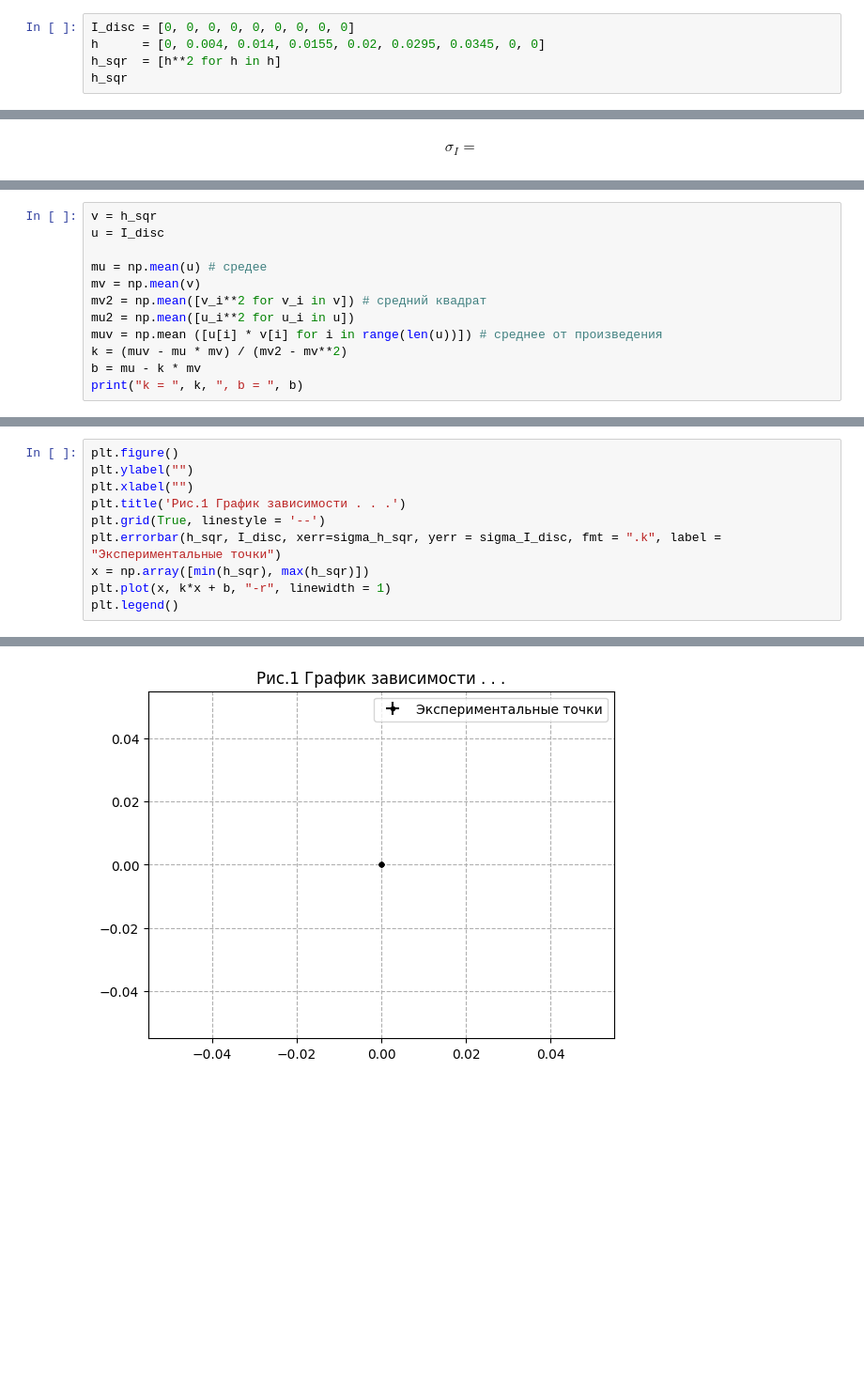
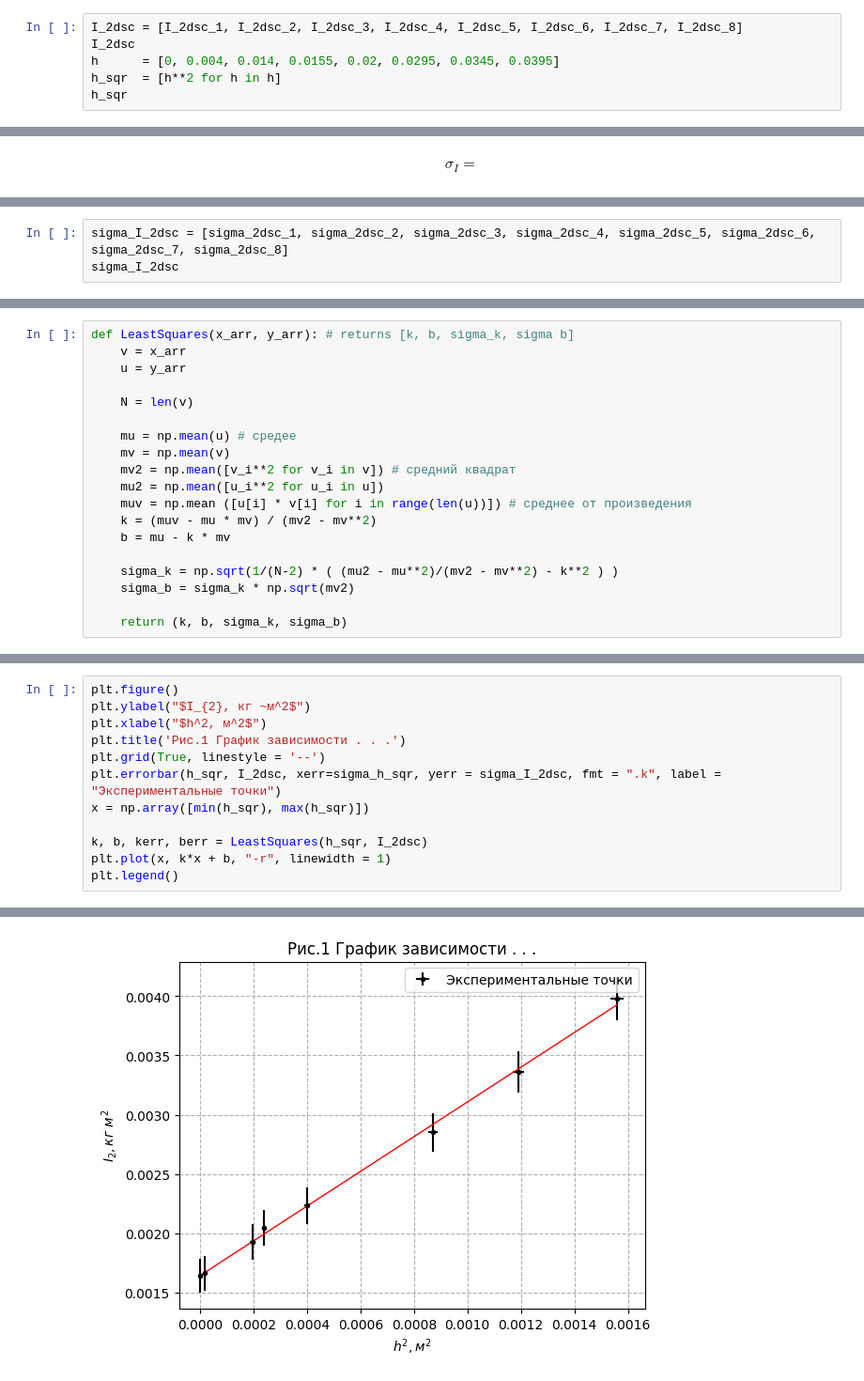
Before and after one commit to UjeNeTORT/labs, a Jupyter notebook: 1.2.3/laba.ipynb, the cells around one changed output, grey strips where cells are left out. Shown at 94% size. Saved outputs shown, nothing was run; the diff lists cells and outputs as text; blank space fills up the shorter version.

```diff
--- a/1.2.3/laba.ipynb
+++ b/1.2.3/laba.ipynb
@@ -343,6 +371,7 @@ I_2dsc_8 =
 # %%
-I_disc = [0, 0, 0, 0, 0, 0, 0, 0, 0]
-h      = [0, 0.004, 0.014, 0.0155, 0.02, 0.0295, 0.0345, 0, 0]
+I_2dsc = [I_2dsc_1, I_2dsc_2, I_2dsc_3, I_2dsc_4, I_2dsc_5, I_2dsc_6, I_2dsc_7, I_2dsc_8]
+I_2dsc
+h      = [0, 0.004, 0.014, 0.0155, 0.02, 0.0295, 0.0345, 0.0395]
 h_sqr  = [h**2 for h in h]
 h_sqr
 # %% [output]
@@ -360,0 +402,3 @@ sigma_I_disc = 0
+# %%
+sigma_I_2dsc = [sigma_2dsc_1, sigma_2dsc_2, sigma_2dsc_3, sigma_2dsc_4, sigma_2dsc_5, sigma_2dsc_6, sigma_2dsc_7, sigma_2dsc_8]
+sigma_I_2dsc
@@ -361,12 +414,19 @@ sigma_I_disc = 0
 # %%
-v = h_sqr
-u = I_disc
+def LeastSquares(x_arr, y_arr): # returns [k, b, sigma_k, sigma b]
+    v = x_arr
+    u = y_arr
 
-mu = np.mean(u) # средее
-mv = np.mean(v)
-mv2 = np.mean([v_i**2 for v_i in v]) # средний квадрат
-mu2 = np.mean([u_i**2 for u_i in u])
-muv = np.mean ([u[i] * v[i] for i in range(len(u))]) # среднее от произведения
-k = (muv - mu * mv) / (mv2 - mv**2)
-b = mu - k * mv
-print("k = ", k, ", b = ", b)
+    N = len(v)
+
+    mu = np.mean(u) # средее
+    mv = np.mean(v)
+    mv2 = np.mean([v_i**2 for v_i in v]) # средний квадрат
+    mu2 = np.mean([u_i**2 for u_i in u])
+    muv = np.mean ([u[i] * v[i] for i in range(len(u))]) # среднее от произведения
+    k = (muv - mu * mv) / (mv2 - mv**2)
+    b = mu - k * mv
+
+    sigma_k = np.sqrt(1/(N-2) * ( (mu2 - mu**2)/(mv2 - mv**2) - k**2 ) )
+    sigma_b = sigma_k * np.sqrt(mv2)
+
+    return (k, b, sigma_k, sigma_b)
@@ -375,13 +433,15 @@ k =  nan , b =  nan
 # %%
 plt.figure()
-plt.ylabel("")
-plt.xlabel("")
+plt.ylabel("$I_{2}, кг ~м^2$")
+plt.xlabel("$h^2, м^2$")
 plt.title('Рис.1 График зависимости . . .')
 plt.grid(True, linestyle = '--')
-plt.errorbar(h_sqr, I_disc, xerr=sigma_h_sqr, yerr = sigma_I_disc, fmt = ".k", label = "Экспериментальные точки")
+plt.errorbar(h_sqr, I_2dsc, xerr=sigma_h_sqr, yerr = sigma_I_2dsc, fmt = ".k", label = "Экспериментальные точки")
 x = np.array([min(h_sqr), max(h_sqr)])
+
+k, b, kerr, berr = LeastSquares(h_sqr, I_2dsc)
 plt.plot(x, k*x + b, "-r", linewidth = 1)
 plt.legend()
 # %% [output]
 <matplotlib.legend.Legend at 0x...>
-[figure, old version]
+[figure, new version]
```
Also changed, not shown: parts of 23 cells of this notebook.
